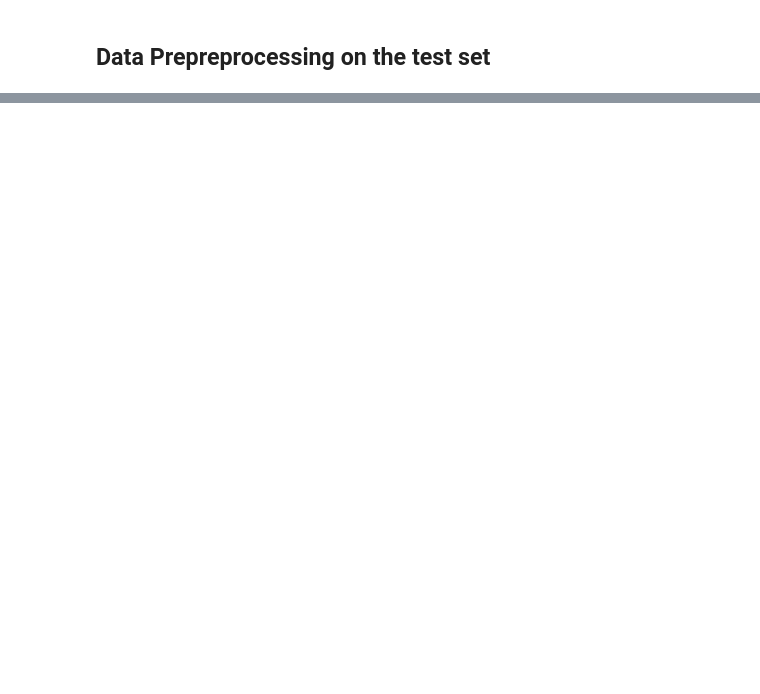
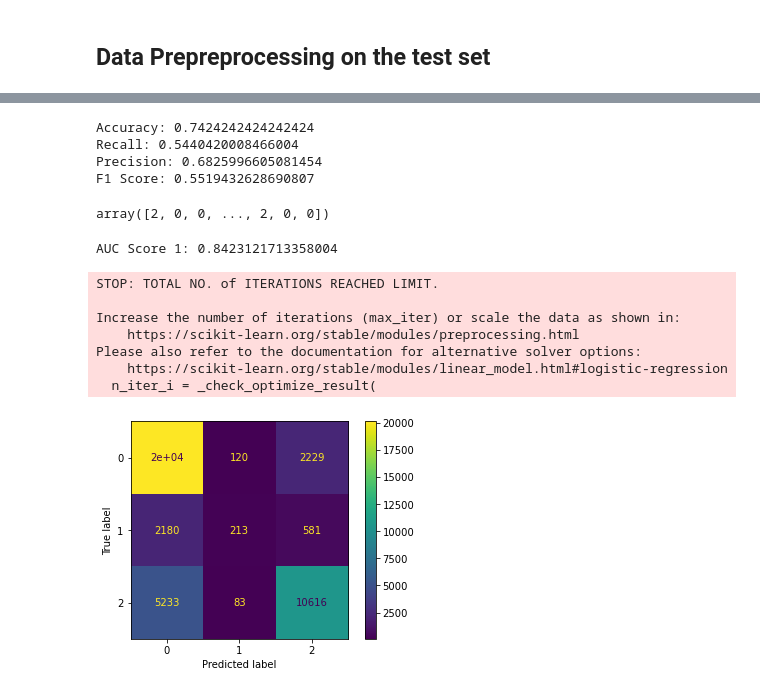
Before and after one commit to leonardkoyio/Phase-3-Project-_v1, a Jupyter notebook: index.ipynb, the cells around one changed output, grey strips where cells are left out. Cells and saved outputs as stored; diff of their text form; code cells hidden in the pictures; blank space fills up the shorter version.

```diff
--- a/index.ipynb
+++ b/index.ipynb
@@ -1400,3 +1387,3 @@ X_train_1_full
 # %%
 X_train_2_full = pd.concat([X_train_2_encoded_categorical, X_train_2_numeric_scaled], axis=1)
-X_train_2_full
+X_train_2 = X_train_2_full
@@ -1527,0 +1527,6 @@ X_test_2_full
+# %%
+columns = X_train_1.columns
+#reordering all columns for uniformity
+X_train_2 = X_train_2[columns]
+X_test_1 = X_test_1[columns]
+X_test_2 = X_test_2[columns]
@@ -1527,0 +1579,18 @@ X_test_2_full
+# %%
+from sklearn.metrics import accuracy_score, recall_score, precision_score, f1_score
+
+# Compute the metrics with 'macro' average for multiclass classification
+model_accuracy = accuracy_score(y_true=y_test_1, y_pred=y_hat_test)
+model_recall = recall_score(y_true=y_test_1, y_pred=y_hat_test, average='macro')
+model_precision = precision_score(y_true=y_test_1, y_pred=y_hat_test, average='macro')
+model_f1 = f1_score(y_true=y_test_1, y_pred=y_hat_test, average='macro')
+
+print("Accuracy:", model_accuracy)
+print("Recall:", model_recall)
+print("Precision:", model_precision)
+print("F1 Score:", model_f1)
+# %% [output]
+Accuracy: 0.7424242424242424
+Recall: 0.5440420008466004
+Precision: 0.6825996605081454
+F1 Score: 0.5519432628690807
@@ -1527,0 +1608,47 @@ X_test_2_full
+# %%
+y_hat_test
+# %% [output]
+array([2, 0, 0, ..., 2, 0, 0])
+# %%
+from sklearn.metrics import roc_auc_score
+
+# Predict
+y_hat_test = logreg.predict_proba(X_test_1)
+
+# Calculate AUC score
+
+auc_score = roc_auc_score(y_test_1, y_hat_test, multi_class='ovr')
+y_true
+print(f'AUC Score 1: {auc_score}')
+# %% [output]
+AUC Score 1: 0.8423121713358004
+# %%
+# Replace None with appropriate code
+
+# Import the relevant class
+from sklearn.linear_model import LogisticRegression
+# Run this cell without changes
+from sklearn.metrics import ConfusionMatrixDisplay
+
+
+
+# Instantiate the model
+logreg = LogisticRegression(random_state= 42)
+
+
+# Fit the model on the scaled data
+model = logreg.fit(X_train_2, y_train_2)
+
+# YOUR CODE HERE
+#raise NotImplementedError()
+
+ConfusionMatrixDisplay.from_estimator(estimator=model, X=X_train_2, y=y_train_2);
+# %% [output]
+STOP: TOTAL NO. of ITERATIONS REACHED LIMIT.
+
+Increase the number of iterations (max_iter) or scale the data as shown in:
+    https://scikit-learn.org/stable/modules/preprocessing.html
+Please also refer to the documentation for alternative solver options:
+    https://scikit-learn.org/stable/modules/linear_model.html#logistic-regression
+  n_iter_i = _check_optimize_result(
+[figure, added]
```
Also changed, not shown: parts of 18 cells of this notebook.
